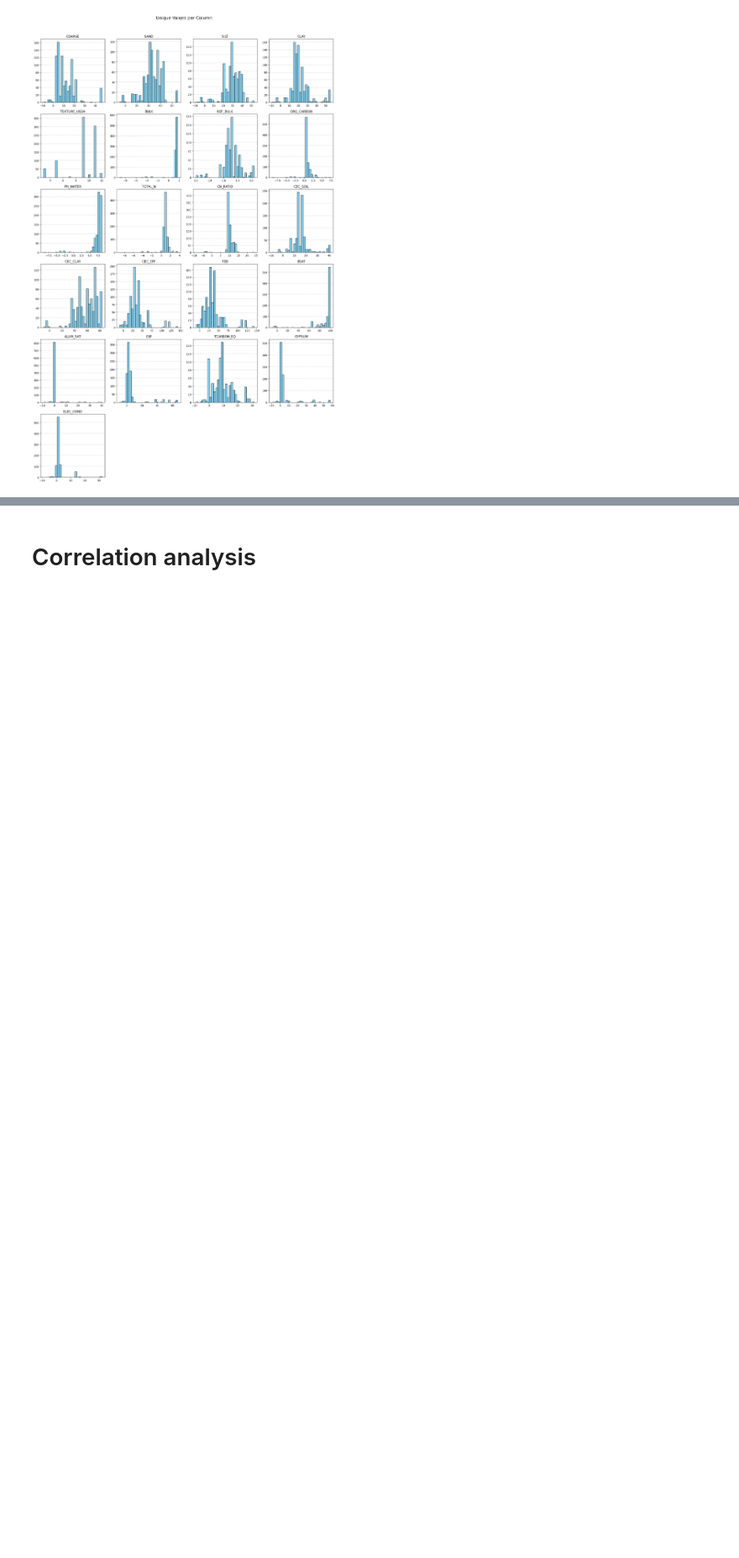
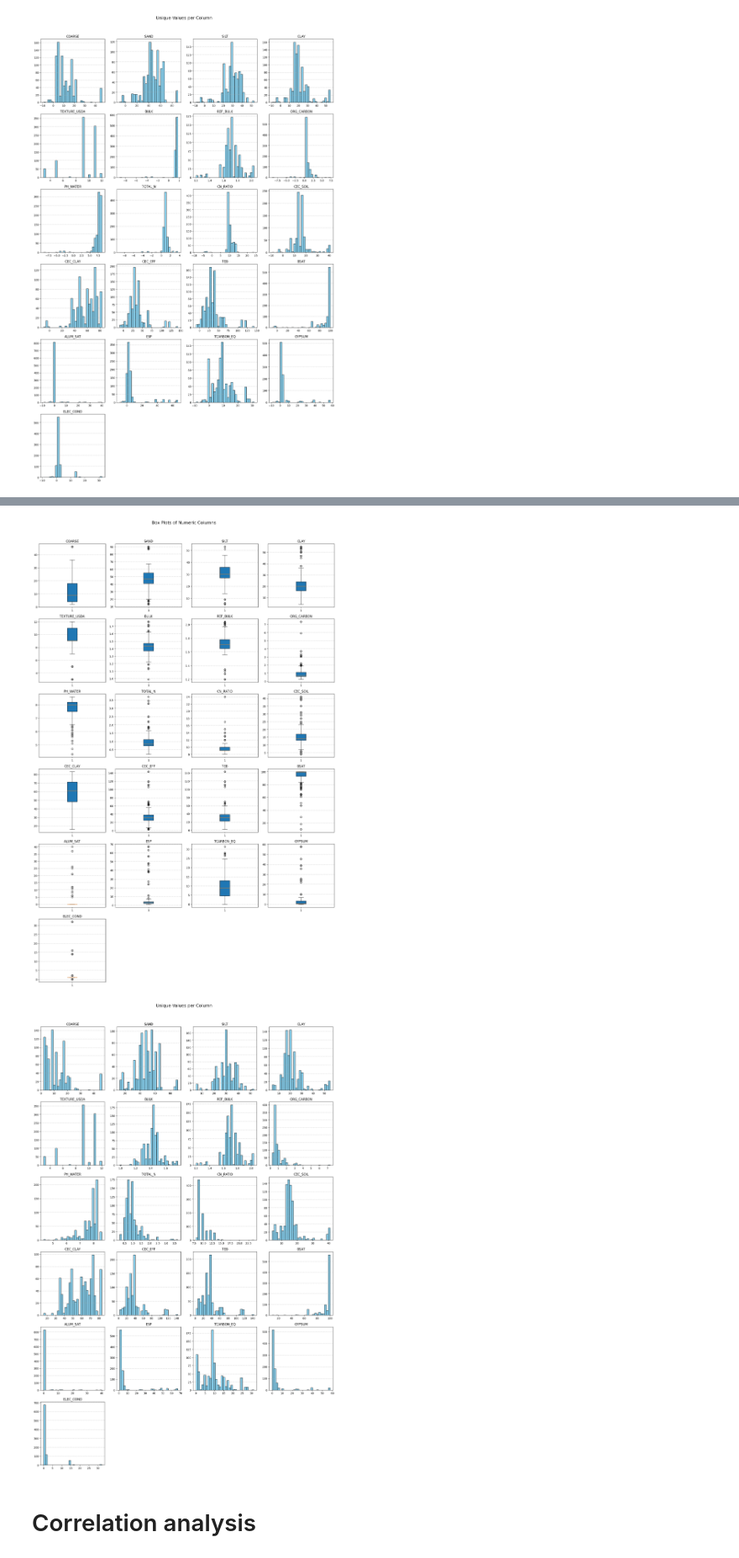
Before and after one commit to MohamedRamzi9/Data-Mining-Project, a Jupyter notebook: data_processing/soil.ipynb, the cells around one changed output, grey strips where cells are left out. Shown at 84% size. Drawn from its saved outputs; the diff is of its cells as text; code cells hidden in the pictures; blank space fills up the shorter version.

```diff
--- a/data_processing/soil.ipynb
+++ b/data_processing/soil.ipynb
@@ -264,10 +264,15 @@ plot_histograms(numeric_cols)
 # %%
 # lower_bound = Q1 - 1.5 * IQR
 # upper_bound = Q3 + 1.5 * IQR
 # numeric_cols = numeric_cols.clip(lower=lower_bound, upper=upper_bound, axis=1)
+medians = numeric_cols.median()
+numeric_cols = numeric_cols.mask(numeric_cols < 0, medians, axis=1)
 
-# plot_box_plots(numeric_cols)
-# plot_histograms(numeric_cols)
+plot_box_plots(numeric_cols)
+plot_histograms(numeric_cols)
+# %% [output]
+[figure, added]
+[figure, added]
 # %% [markdown]
 # Correlation analysis
 # %%
```
Also changed, not shown: parts of 3 cells of this notebook, 3 other files.
